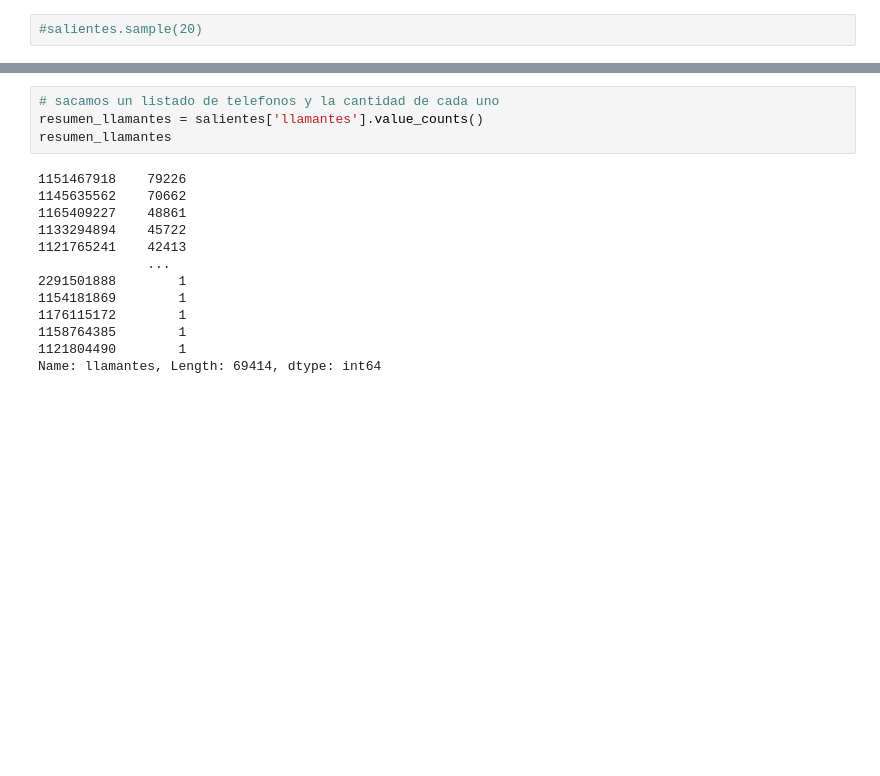
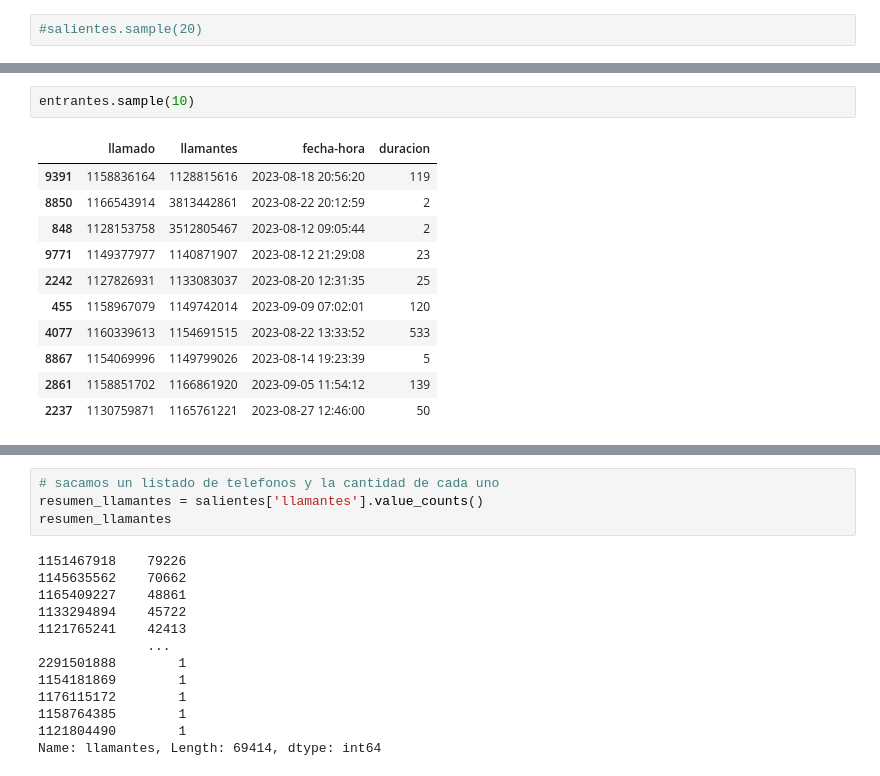
Before and after one commit to raulrm/juzfedlom, a Jupyter notebook: proceso.ipynb, the cells around one changed output, grey strips where cells are left out. Cells and saved outputs as stored; diff of their text form; blank space fills up the shorter version.

```diff
--- a/proceso.ipynb
+++ b/proceso.ipynb
@@ -16,0 +34,14 @@ Wall time: 367 ms
+# %%
+entrantes.sample(10)
+# %% [output]
+|  | llamado | llamantes | fecha-hora | duracion |
+| 9391 | 1158836164 | 1128815616 | 2023-08-18 20:56:20 | 119 |
+| 8850 | 1166543914 | 3813442861 | 2023-08-22 20:12:59 | 2 |
+| 848 | 1128153758 | 3512805467 | 2023-08-12 09:05:44 | 2 |
+| 9771 | 1149377977 | 1140871907 | 2023-08-12 21:29:08 | 23 |
+| 2242 | 1127826931 | 1133083037 | 2023-08-20 12:31:35 | 25 |
+| 455 | 1158967079 | 1149742014 | 2023-09-09 07:02:01 | 120 |
+| 4077 | 1160339613 | 1154691515 | 2023-08-22 13:33:52 | 533 |
+| 8867 | 1154069996 | 1149799026 | 2023-08-14 19:23:39 | 5 |
+| 2861 | 1158851702 | 1166861920 | 2023-09-05 11:54:12 | 139 |
+| 2237 | 1130759871 | 1165761221 | 2023-08-27 12:46:00 | 50 |
```
Also changed, not shown: parts of 21 cells of this notebook, 1 other file.
